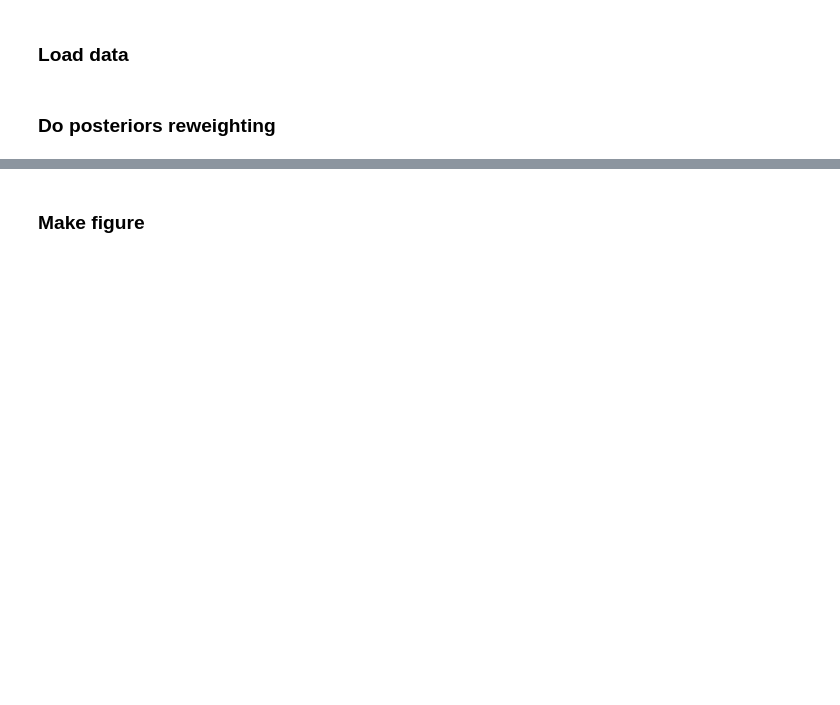
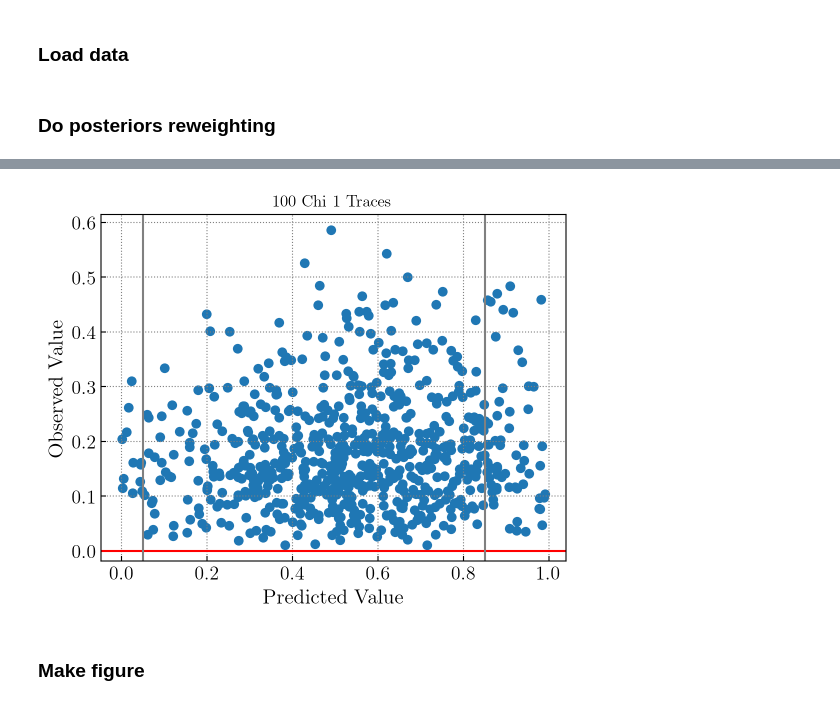
Before and after one commit to zoekko/comp-spin-mock-injections, a Jupyter notebook: Figures/make_figure_05.ipynb, the cells around one changed output, grey strips where cells are left out. Drawn from its saved outputs; the diff is of its cells as text; code cells hidden in the pictures; blank space fills up the shorter version.

```diff
--- a/Figures/make_figure_05.ipynb
+++ b/Figures/make_figure_05.ipynb
@@ -20,4 +27,21 @@ style.use('plotting.mplstyle')
 # %% [markdown]
 ### Load data
+# %%
+# location of emcee samples
+data_folder = '/home/simona.miller/comp-spin-mock-injections/Data/PopulationInferenceOutput/betaPlusGaussian/'
+model = 'betaPlusGaussian'
+numinjections = 70
+
+all_data = []
+for pop in np.array([1, 2, 3]):
+    pop = str(pop)
+
+    name = f'{data_folder}betaPlusGaussian_pop{pop}_{numinjections}events_temp'
+    with open(f'{name}.json', 'r') as f:
+        pop_data = json.load(f)
+        all_data += [pop_data]
+# %%
+# location of reweighted sample dicts (output of running posterior_reweighting)
+rw_folder = '/home/zoe.ko/comp-spin-mock-injections/Data/PopulationInferenceOutput/betaPlusGaussian/'
 # %% [markdown]
 ### Do posteriors reweighting
@@ -24,3 +384,14 @@ style.use('plotting.mplstyle')
+# %%
+plt.scatter(all_chi1_pred, all_chi1_obs)
+plt.axhline(y=0, label='y=0', color='red')
+plt.axvline(x=0.05, color='gray')
+plt.axvline(x=0.85, color='gray')
+plt.xlabel('Predicted Value', fontsize=15)
+plt.ylabel('Observed Value', fontsize=15)
+plt.title('100 Chi 1 Traces')
+plt.show()
+# %% [output]
+[figure, added]
 # %% [markdown]
 ### Make figure
 # %%
```
Also changed, not shown: parts of 4 cells of this notebook, 3 other files.
